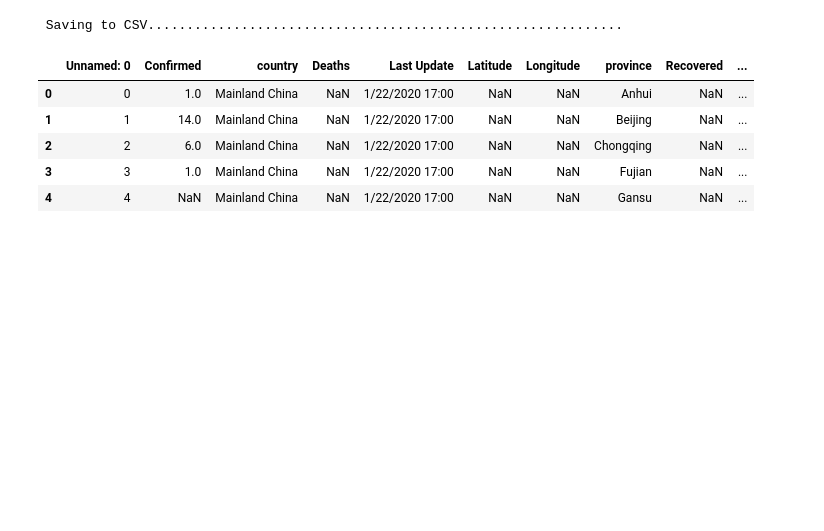
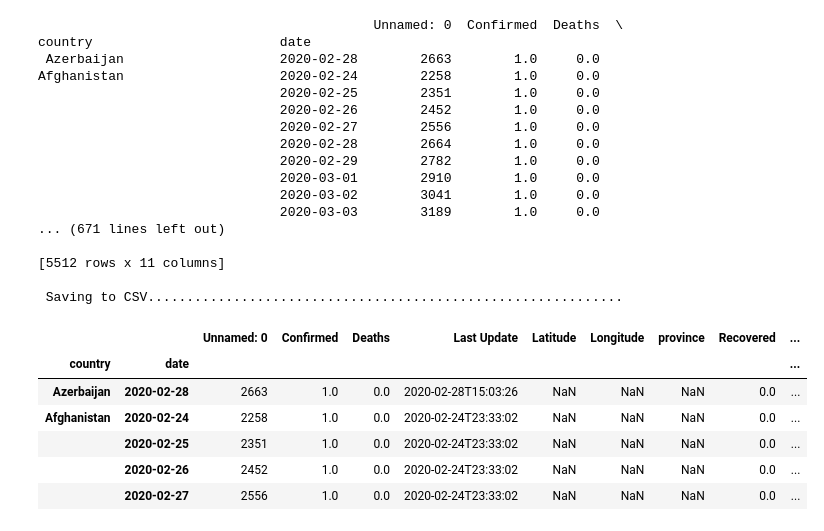
Before and after one commit to muellerjo/COVID-2019-Plots, a Jupyter notebook: 02_add-population.ipynb, the cells around one changed output. Saved outputs shown, nothing was run; the diff lists cells and outputs as text; code cells hidden in the pictures; blank space fills up the shorter version.

```diff
--- a/02_add-population.ipynb
+++ b/02_add-population.ipynb
@@ -1,40 +1,94 @@
 # %%
 #After the Union of the CSVs, we will add the population of the countries to the completed dataset
 
 #First we load the dataset with the numbers of world population
 
 import pandas as pd
+import numpy as np
 
 #Load the CSVs
 covid_cases = pd.read_csv ('python-complete-data.csv')
 population = pd.read_csv ('worldpopulation/data.csv')
 
 #Replace country names, because they er different in the population file
 population["name"]= population["name"].replace('China', "Mainland China")
 population["name"]= population["name"].replace('United States', "US")
 
 
 #Merging both data
-result = pd.merge(covid_cases,
+df = pd.merge(covid_cases,
                   population[['name', 'pop2020']],
                   left_on='country',
                   right_on='name',
                   how='left')
 
+
+df['date'] = df['date'].astype('datetime64')
+
+def add_days(dataframe):
+    print("add_days started")
+    dates = dataframe.index.get_level_values(1)
+    return dataframe.assign(days=dates - dates[0] + pd.Timedelta(days=1))
+
+df = df.set_index(["country", "date"]).sort_index()
+print(df)
+result_df = df[df["Confirmed"] > 0].groupby(level=0).apply(add_days)
+print(result_df)
+
+#-----------------------------------------------------------------------------------
 #Calculate KPIs
-#result['percent_confirmed'] = result.Confirmed / (result.pop2020*1000)
-#result['mortality'] = result.Deaths / (result.Confirmed)
+#-----------------------------------------------------------------------------------
+
+df['confirmed_percent'] = (df.Confirmed/(df.pop2020*1000))
+df['% Confirmed'] = df.confirmed_percent*100
+#df['confirmed_per_Thousand'] = df.Confirmed/(df.pop2020)
+
+#df['mortality_percent'] = df.Deaths / (df.Confirmed)
+#df['% Mortality'] = df.mortality_percent*100
+
+#df['% Death'] = (df.mortality_percent/(df.pop2020*1000))*100
+
+#df['active'] = df.Confirmed - (np.nan_to_num(df.Recovered))
+#df['active_percent'] = (df.Confirmed - (np.nan_to_num(df.Recovered)))/(df.pop2020*1000)
+#df['% Active'] = df.active_percent*100
+#df['active_per_Thousand'] = (df.Confirmed - (np.nan_to_num(df.Recovered)))/df.pop2020
+
+#df['recovered_per_Thousand'] = df.Recovered/df.pop2020
+#df['recovered_percent'] = df.Recovered/(df.pop2020*1000)
+#df['% Recovered'] = df.recovered_percent*100
+
+#-----------------------------------------------------------------------------------
+#       Save CSV
+#-----------------------------------------------------------------------------------
+
 
 #Save to csv-file
 print("\n Saving to CSV.............................................................\n")
-result.to_csv('02_complete-data-pop.csv')
+df.to_csv('02_complete-data-pop.csv')
 
-result.head()
+df.head()
 # %% [output]
+                                           Unnamed: 0  Confirmed  Deaths  \
+country                        date
+ Azerbaijan                    2020-02-28        2663        1.0     0.0
+Afghanistan                    2020-02-24        2258        1.0     0.0
+                               2020-02-25        2351        1.0     0.0
+                               2020-02-26        2452        1.0     0.0
+                               2020-02-27        2556        1.0     0.0
+                               2020-02-28        2664        1.0     0.0
+                               2020-02-29        2782        1.0     0.0
+                               2020-03-01        2910        1.0     0.0
+                               2020-03-02        3041        1.0     0.0
+                               2020-03-03        3189        1.0     0.0
+... (671 lines left out)
+
+[5512 rows x 11 columns]
+
  Saving to CSV.............................................................
-|  | Unnamed: 0 | Confirmed | country | Deaths | Last Update | Latitude | Longitude | province | Recovered | ... |
-| 0 | 0 | 1.0 | Mainland China | NaN | 1/22/2020 17:00 | NaN | NaN | Anhui | NaN | ... |
-| 1 | 1 | 14.0 | Mainland China | NaN | 1/22/2020 17:00 | NaN | NaN | Beijing | NaN | ... |
-| 2 | 2 | 6.0 | Mainland China | NaN | 1/22/2020 17:00 | NaN | NaN | Chongqing | NaN | ... |
-| 3 | 3 | 1.0 | Mainland China | NaN | 1/22/2020 17:00 | NaN | NaN | Fujian | NaN | ... |
-| 4 | 4 | NaN | Mainland China | NaN | 1/22/2020 17:00 | NaN | NaN | Gansu | NaN | ... |
+|  |  | Unnamed: 0 | Confirmed | Deaths | Last Update | Latitude | Longitude | province | Recovered | ... |
+| country | date |  |  |  |  |  |  |  |  | ... |
+| Azerbaijan | 2020-02-28 | 2663 | 1.0 | 0.0 | 2020-02-28T15:03:26 | NaN | NaN | NaN | 0.0 | ... |
+| Afghanistan | 2020-02-24 | 2258 | 1.0 | 0.0 | 2020-02-24T23:33:02 | NaN | NaN | NaN | 0.0 | ... |
+|  | 2020-02-25 | 2351 | 1.0 | 0.0 | 2020-02-24T23:33:02 | NaN | NaN | NaN | 0.0 | ... |
+|  | 2020-02-26 | 2452 | 1.0 | 0.0 | 2020-02-24T23:33:02 | NaN | NaN | NaN | 0.0 | ... |
+|  | 2020-02-27 | 2556 | 1.0 | 0.0 | 2020-02-24T23:33:02 | NaN | NaN | NaN | 0.0 | ... |
```
Also changed, not shown: 9 other files.
